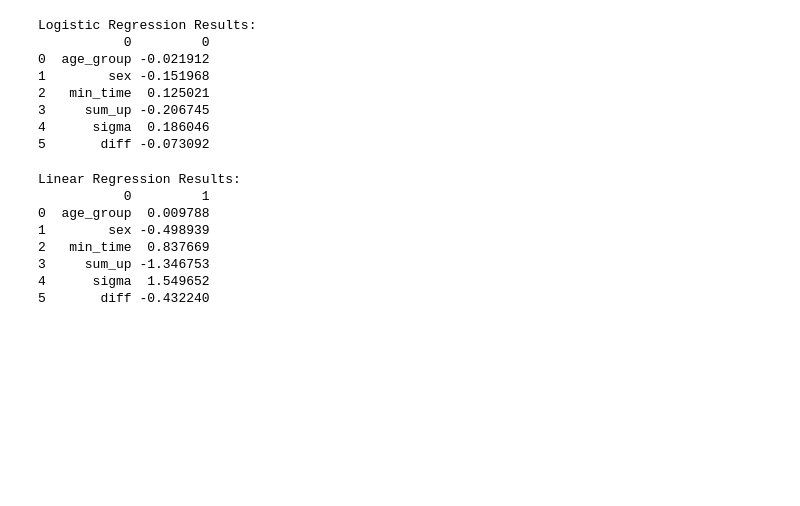
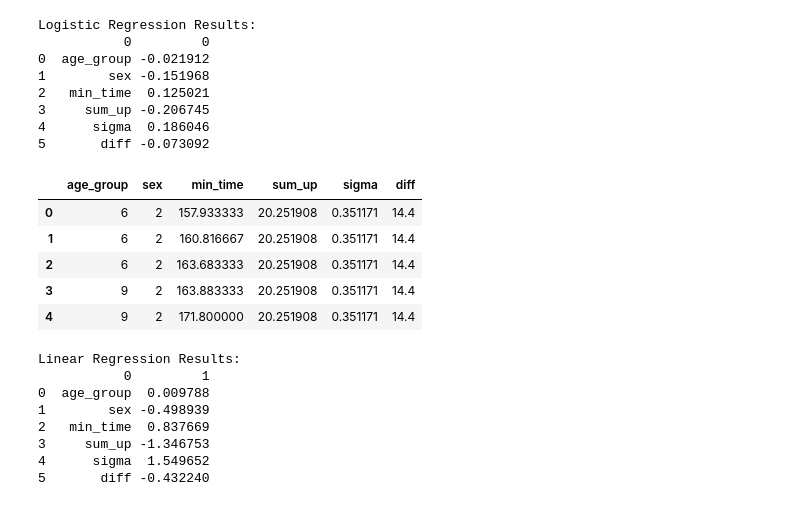
Before and after one commit to freddyox/letsdothis, a Jupyter notebook: analysis.ipynb, the cells around one changed output. Drawn from its saved outputs; the diff is of its cells as text; code cells hidden in the pictures; blank space fills up the shorter version.

```diff
--- a/analysis.ipynb
+++ b/analysis.ipynb
@@ -244,6 +244,15 @@ Logistic Regression Results:
 3     sum_up -0.206745
 4      sigma  0.186046
 5       diff -0.073092
+# %%
+X.head()
+# %% [output]
+|  | age_group | sex | min_time | sum_up | sigma | diff |
+| 0 | 6 | 2 | 157.933333 | 20.251908 | 0.351171 | 14.4 |
+| 1 | 6 | 2 | 160.816667 | 20.251908 | 0.351171 | 14.4 |
+| 2 | 6 | 2 | 163.683333 | 20.251908 | 0.351171 | 14.4 |
+| 3 | 9 | 2 | 163.883333 | 20.251908 | 0.351171 | 14.4 |
+| 4 | 9 | 2 | 171.800000 | 20.251908 | 0.351171 | 14.4 |
 # %%
 reg = linear_model.LinearRegression().fit(X, Y_dt)
 lr = reg.coef_
```
Also changed, not shown: 9 other files.
